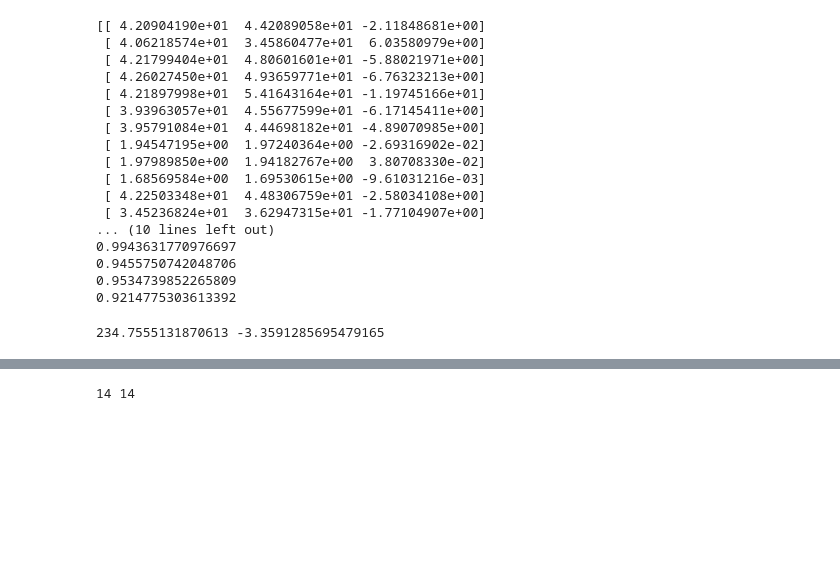
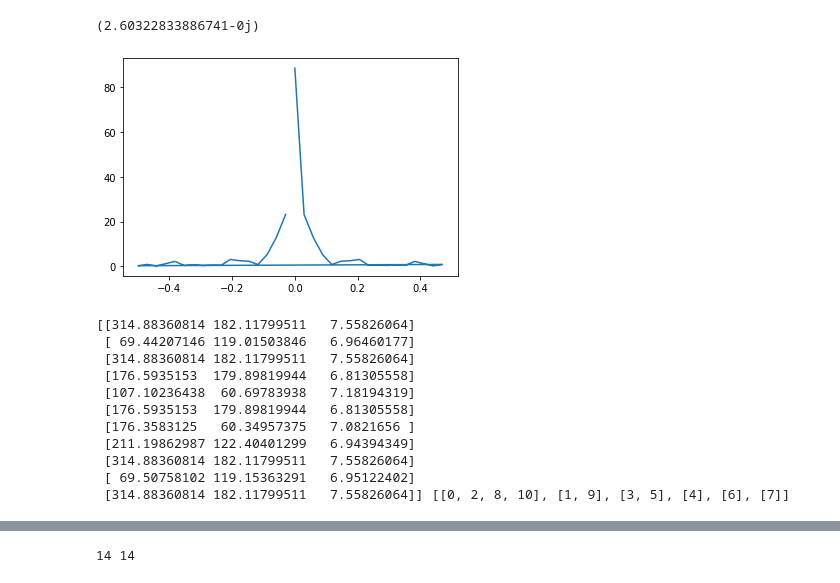
Before and after one commit to PaulTwine/TripleLines.github.io, a Jupyter notebook: TripleLine Fitting.ipynb, the cells around one changed output, grey strips where cells are left out. Saved outputs shown, nothing was run; the diff lists cells and outputs as text; code cells hidden in the pictures; blank space fills up the shorter version.

```diff
--- a/TripleLine Fitting.ipynb
+++ b/TripleLine Fitting.ipynb
@@ -128,28 +118,0 @@ for j in range(len(arrEnergies)):
-# %%
-arrEnergies2 = objProcess.EstimateTripleLineEnergy(-3.36,4.05,False,False)
-print(arrEnergies2)
-for j in range(len(arrEnergies2)):
-    print(arrEnergies2[j,1]/(arrEnergies2[j,1]-arrEnergies2[j,2]))
-# %% [output]
-[[ 4.20904190e+01  4.42089058e+01 -2.11848681e+00]
- [ 4.06218574e+01  3.45860477e+01  6.03580979e+00]
- [ 4.21799404e+01  4.80601601e+01 -5.88021971e+00]
- [ 4.26027450e+01  4.93659771e+01 -6.76323213e+00]
- [ 4.21897998e+01  5.41643164e+01 -1.19745166e+01]
- [ 3.93963057e+01  4.55677599e+01 -6.17145411e+00]
- [ 3.95791084e+01  4.44698182e+01 -4.89070985e+00]
- [ 1.94547195e+00  1.97240364e+00 -2.69316902e-02]
- [ 1.97989850e+00  1.94182767e+00  3.80708330e-02]
- [ 1.68569584e+00  1.69530615e+00 -9.61031216e-03]
- [ 4.22503348e+01  4.48306759e+01 -2.58034108e+00]
- [ 3.45236824e+01  3.62947315e+01 -1.77104907e+00]
-... (10 lines left out)
-0.9943631770976697
-0.9455750742048706
-0.9534739852265809
-0.9214775303613392
-# %%
-fltMeanPEInLattice = np.mean(objProcess.GetLatticeAtoms()[:,7])
-print(np.sum(objProcess.GetAtomData()[:,7])-fltMeanPEInLattice*objProcess.GetNumberOfAtoms(), fltMeanPEInLattice)
-# %% [output]
-234.7555131870613 -3.3591285695479165
@@ -158,3 +119,26 @@ intN = len(arrTriplePoints)
+# %%
+arrfft = np.fft.fft(lstExcess2)
+arrAmplitude = np.abs(arrfft)
+arrFrequency = np.fft.fftfreq(len(arrAmplitude))
+plt.plot(arrFrequency, arrAmplitude)
+arrfft[0]*arrFrequency[-1]
+# %% [output]
+(2.60322833886741-0j)
+[figure, added]
+# %%
+print(objProcess.MoveToSimulationCell(arrTriplePoints), objProcess.MergePeriodicTripleLines(a1))
+# %% [output]
+[[314.88360814 182.11799511   7.55826064]
+ [ 69.44207146 119.01503846   6.96460177]
+ [314.88360814 182.11799511   7.55826064]
+ [176.5935153  179.89819944   6.81305558]
+ [107.10236438  60.69783938   7.18194319]
+ [176.5935153  179.89819944   6.81305558]
+ [176.3583125   60.34957375   7.0821656 ]
+ [211.19862987 122.40401299   6.94394349]
+ [314.88360814 182.11799511   7.55826064]
+ [ 69.50758102 119.15363291   6.95122402]
+ [314.88360814 182.11799511   7.55826064]] [[0, 2, 8, 10], [1, 9], [3, 5], [4], [6], [7]]
 # %%
 def PotentialEnergyInVolume(arrTriplePoint: np.array, fltRadius:float, fltHeight :float)->float:
     arrTriplePoints = objProcess.PeriodicEquivalents(arrTriplePoint)
```
Also changed, not shown: parts of 26 cells of this notebook, 4 other files.
